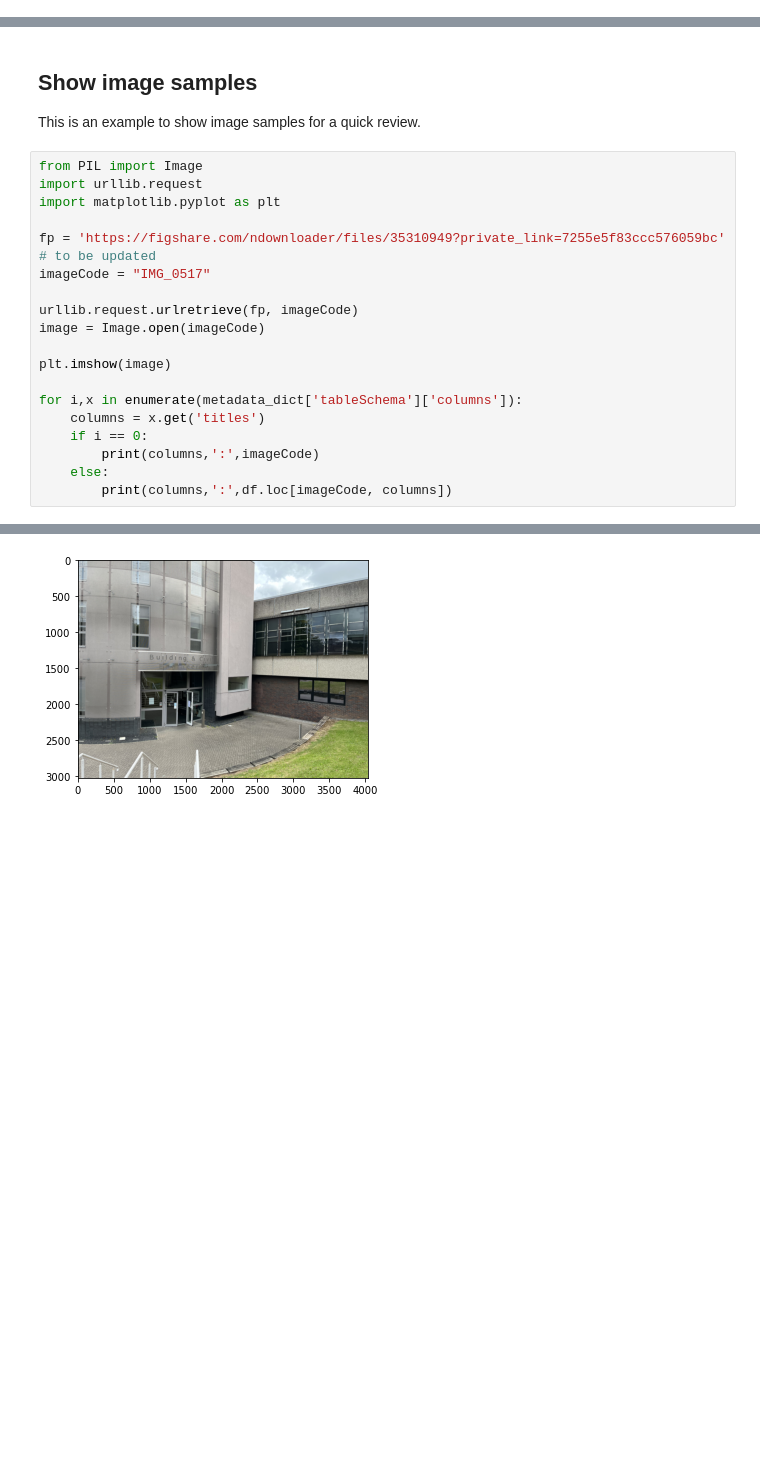
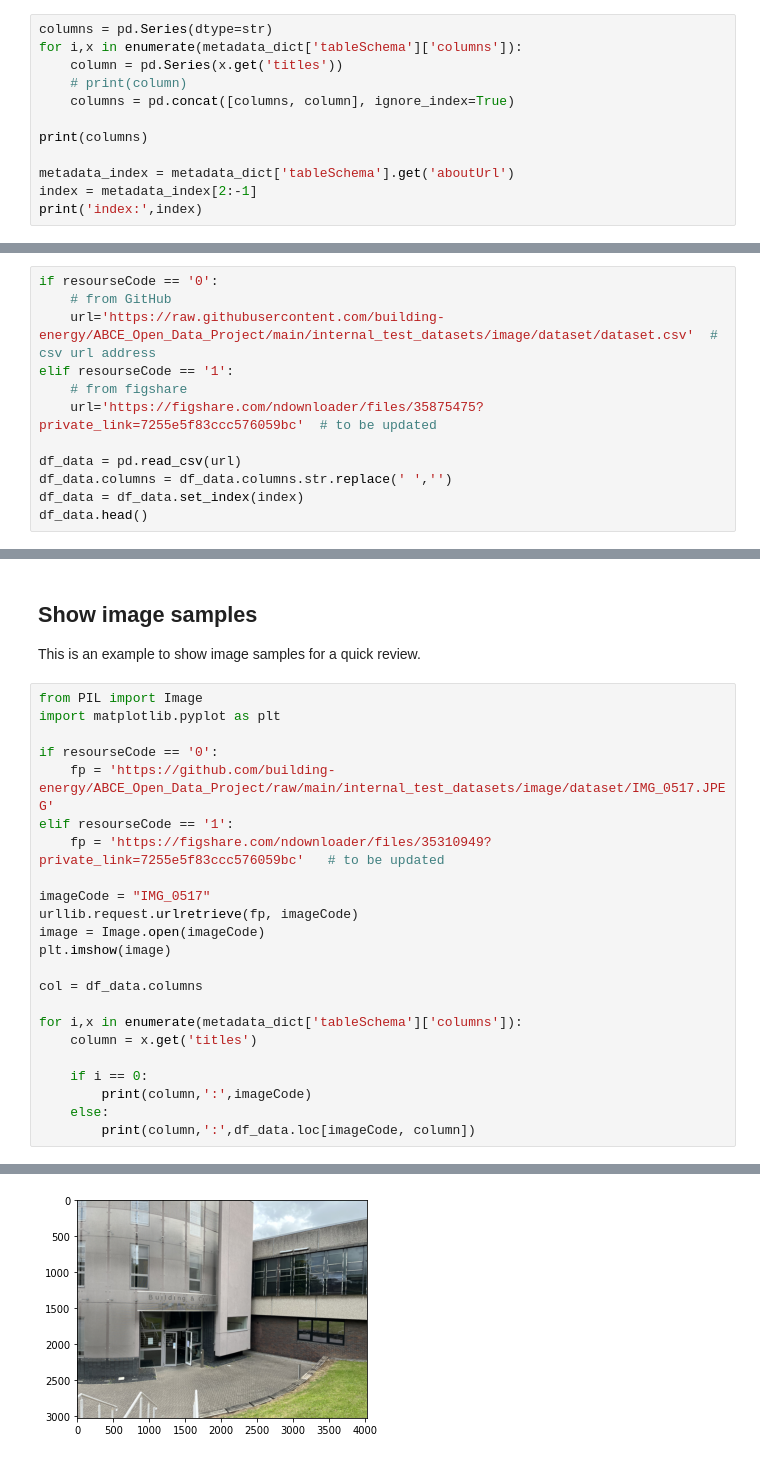
Before and after one commit to building-energy/ABCE_Open_Data_Project, a Jupyter notebook: internal_test_datasets/image/examples_of_reusage_images.ipynb, the cells around one changed output, grey strips where cells are left out. Saved outputs shown, nothing was run; the diff lists cells and outputs as text; blank space fills up the shorter version.

```diff
--- a/internal_test_datasets/image/examples_of_reusage_images.ipynb
+++ b/internal_test_datasets/image/examples_of_reusage_images.ipynb
@@ -82,0 +54,12 @@ df.head()
+# %%
+columns = pd.Series(dtype=str)
+for i,x in enumerate(metadata_dict['tableSchema']['columns']):
+    column = pd.Series(x.get('titles'))
+    # print(column)
+    columns = pd.concat([columns, column], ignore_index=True)
+
+print(columns)
+
+metadata_index = metadata_dict['tableSchema'].get('aboutUrl')
+index = metadata_index[2:-1]
+print('index:',index)
@@ -82,0 +80,12 @@ df.head()
+# %%
+if resourseCode == '0':
+    # from GitHub
+    url='https://raw.githubusercontent.com/building-energy/ABCE_Open_Data_Project/main/internal_test_datasets/image/dataset/dataset.csv'  # csv url address
+elif resourseCode == '1':
+    # from figshare
+    url='https://figshare.com/ndownloader/files/35875475?private_link=7255e5f83ccc576059bc'  # to be updated
+
+df_data = pd.read_csv(url)
+df_data.columns = df_data.columns.str.replace(' ','')
+df_data = df_data.set_index(index)
+df_data.head()
@@ -86,23 +103,27 @@ df.head()
 This is an example to show image samples for a quick review.
 # %%
 from PIL import Image
-import urllib.request
 import matplotlib.pyplot as plt
 
-fp = 'https://figshare.com/ndownloader/files/35310949?private_link=7255e5f83ccc576059bc'   # to be updated
+if resourseCode == '0':
+    fp = 'https://github.com/building-energy/ABCE_Open_Data_Project/raw/main/internal_test_datasets/image/dataset/IMG_0517.JPEG'
+elif resourseCode == '1':
+    fp = 'https://figshare.com/ndownloader/files/35310949?private_link=7255e5f83ccc576059bc'   # to be updated
+
 imageCode = "IMG_0517"
-
 urllib.request.urlretrieve(fp, imageCode)
 image = Image.open(imageCode)
-
 plt.imshow(image)
 
+col = df_data.columns
+
 for i,x in enumerate(metadata_dict['tableSchema']['columns']):
-    columns = x.get('titles')
+    column = x.get('titles')
+
     if i == 0:
-        print(columns,':',imageCode)
+        print(column,':',imageCode)
     else:
-        print(columns,':',df.loc[imageCode, columns])
+        print(column,':',df_data.loc[imageCode, column])
 # %% [output]
 ImageCode : IMG_0517
 Location : Sir Frank  Gibb
@@ -111,2 +134,2 @@ ImageType : JPEG
 Keywords : Sir Frank  Gibb, ABCE
-[figure, old version]
+[figure, new version]
```
Also changed, not shown: parts of 12 cells of this notebook, 1 other file.
